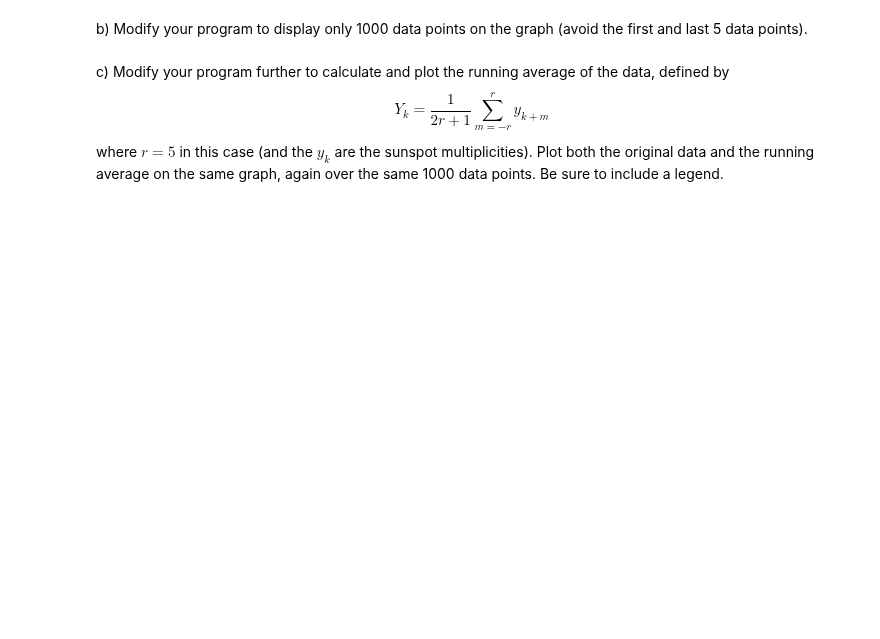
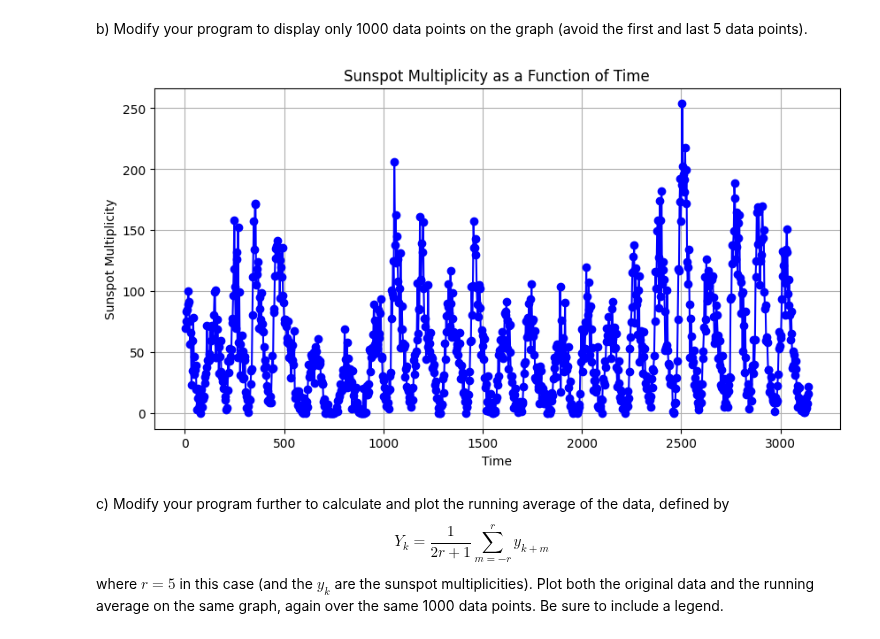
Before and after one commit to CWCopeland/ComputationalPhysics, a Jupyter notebook: Homework/Homework_02.ipynb, the cells around one changed output. Cells and saved outputs as stored; diff of their text form; code cells hidden in the pictures; blank space fills up the shorter version.

```diff
--- a/Homework/Homework_02.ipynb
+++ b/Homework/Homework_02.ipynb
@@ -7,5 +30,29 @@ a) Write a program that reads in the data and makes a graph of sunspot multiplic
 # %% [markdown]
 b) Modify your program to display only 1000 data points on the graph (avoid the first and last 5 data points).
+# %%
+import numpy as np
+import matplotlib.pyplot as plt
+
+
+
+
+selected_indices = np.linspace(2, len(data) - 1, 1002, dtype=int)
+selected_data = data[selected_indices]
+
+
+time = selected_data[:, 0]
+sunspot_multiplicity = selected_data[:, 1]
+
+
+plt.figure(figsize=(10, 5))
+plt.plot(time, sunspot_multiplicity, marker='o', linestyle='-', color='b')
+plt.title('Sunspot Multiplicity as a Function of Time')
+plt.xlabel('Time')
+plt.ylabel('Sunspot Multiplicity')
+plt.grid(True)
+plt.show()
+# %% [output]
+[figure, added]
 # %% [markdown]
 c) Modify your program further to calculate and plot the running average of the data, defined by
 $$Y_k=\frac{1}{2r+1}\sum_{m=-r}^r y_{k+m}$$
```
Also changed, not shown: parts of 2 cells of this notebook.
